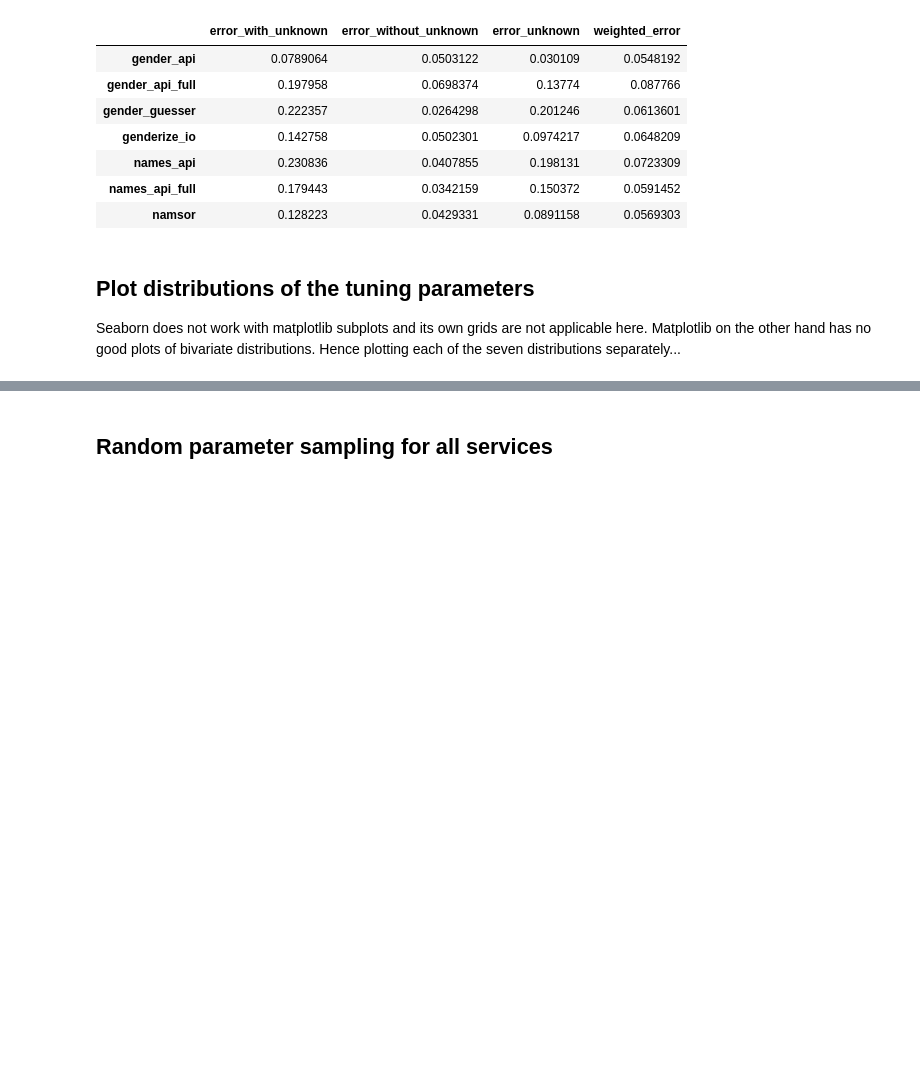
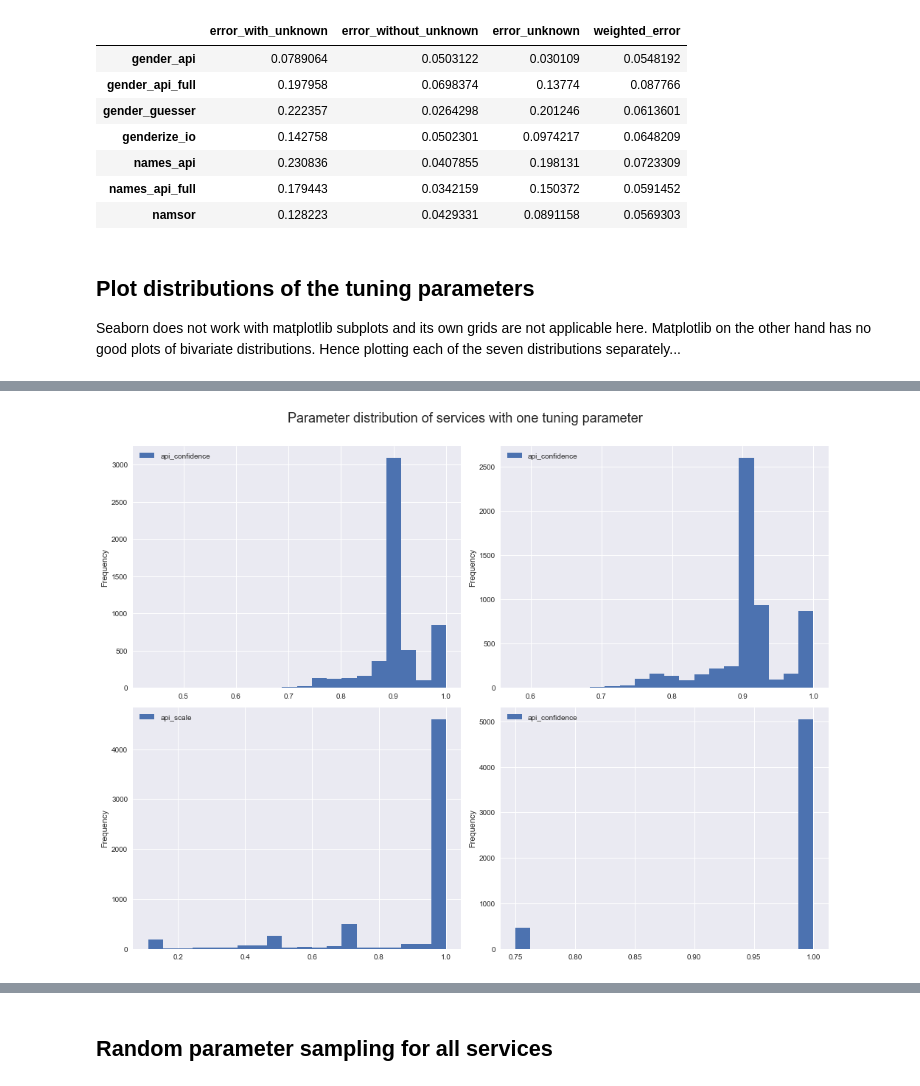
Before and after one commit to GenderGapSTEM-PublicationAnalysis/name_gender_inference, a Jupyter notebook: Parameter_tuning.ipynb, the cells around one changed output, grey strips where cells are left out. Saved outputs shown, nothing was run; the diff lists cells and outputs as text; code cells hidden in the pictures; blank space fills up the shorter version.

```diff
--- a/Parameter_tuning.ipynb
+++ b/Parameter_tuning.ipynb
@@ -116,0 +156,31 @@ for row in range(rows):
+# %%
+# plot for services with 1 parameter
+rows = 2
+cols = 2
+fs=18
+fig, axes = plt.subplots(nrows=rows, ncols=cols, figsize=(14, 10))
+
+evals = [NamesAPIEvaluator, NamesAPIFullEvaluator, NamSorEvaluator, GenderGuesserEvaluator]
+
+i = 0
+for row in range(rows):
+    for col in range(cols):
+        e = evals[i]
+        evaluator = e('all')
+        evaluator.load_data(evaluated=True)
+        evaluator.preprocess_tuning_params()
+        evaluator._translate_api_response()
+        evaluator.remove_rows_with_unknown_gender(gender=False, gender_infered=True)
+
+        evaluator.test_data[evaluator.tuning_params].plot(ax=axes[row,col], kind='hist', bins=20)
+        #axes[i].set_xlabel(param_1.replace("api_", ""), fontsize=fs, labelpad=10)
+        #axes[i].set_ylabel(param_2.replace("api_", ""), fontsize=fs, labelpad=10)
+        #axes[i].set_title(evaluator.gender_evaluator,fontweight="bold", size=20)
+        i+=1
+
+plt.suptitle('Parameter distribution of services with one tuning parameter', fontsize=fs, y=1.05)
+fig.tight_layout()
+
+savefig('paper/submission/param_distribution_one_param.png')
+# %% [output]
+[figure, added]
```
Also changed, not shown: parts of 11 cells of this notebook, 1 other file.
